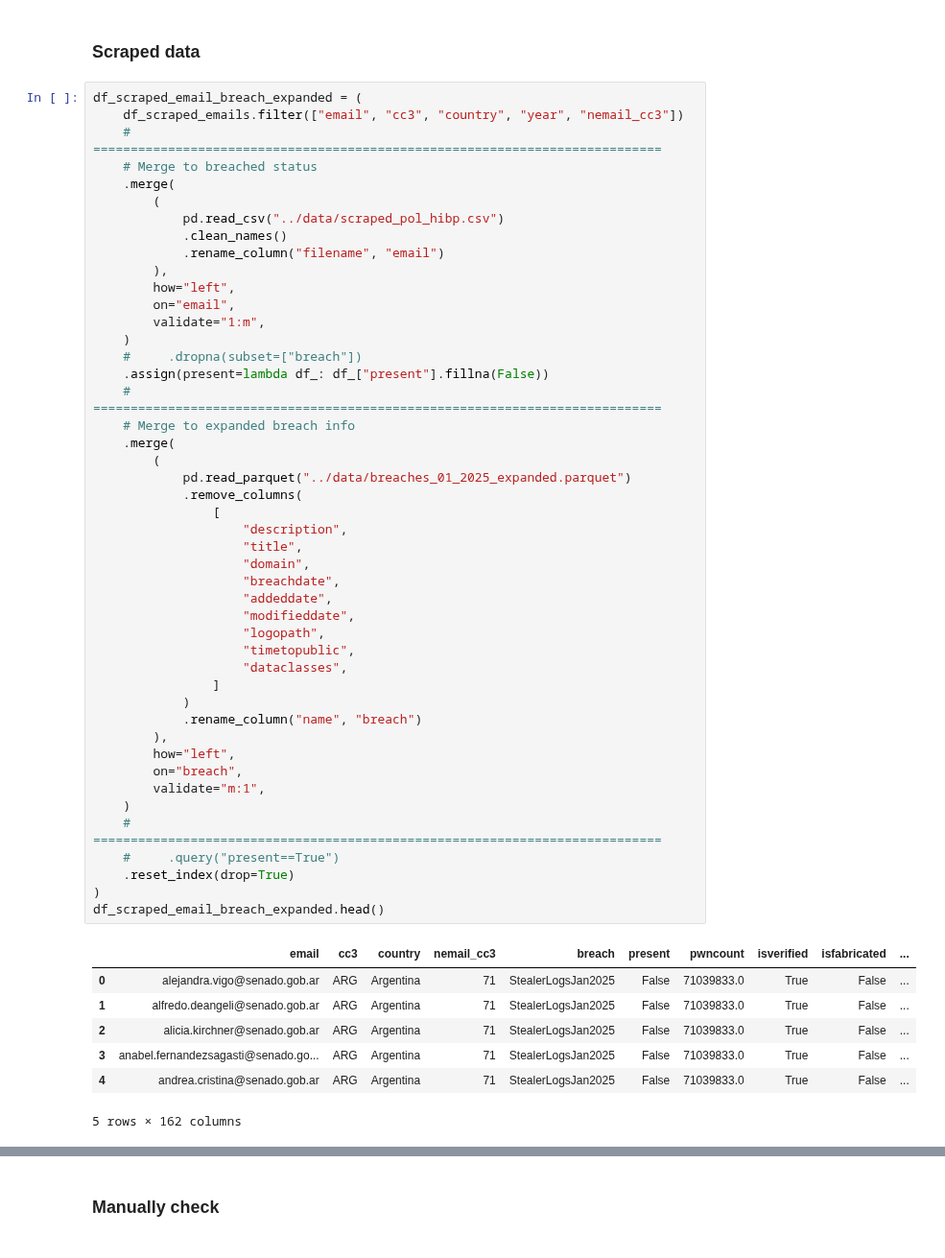
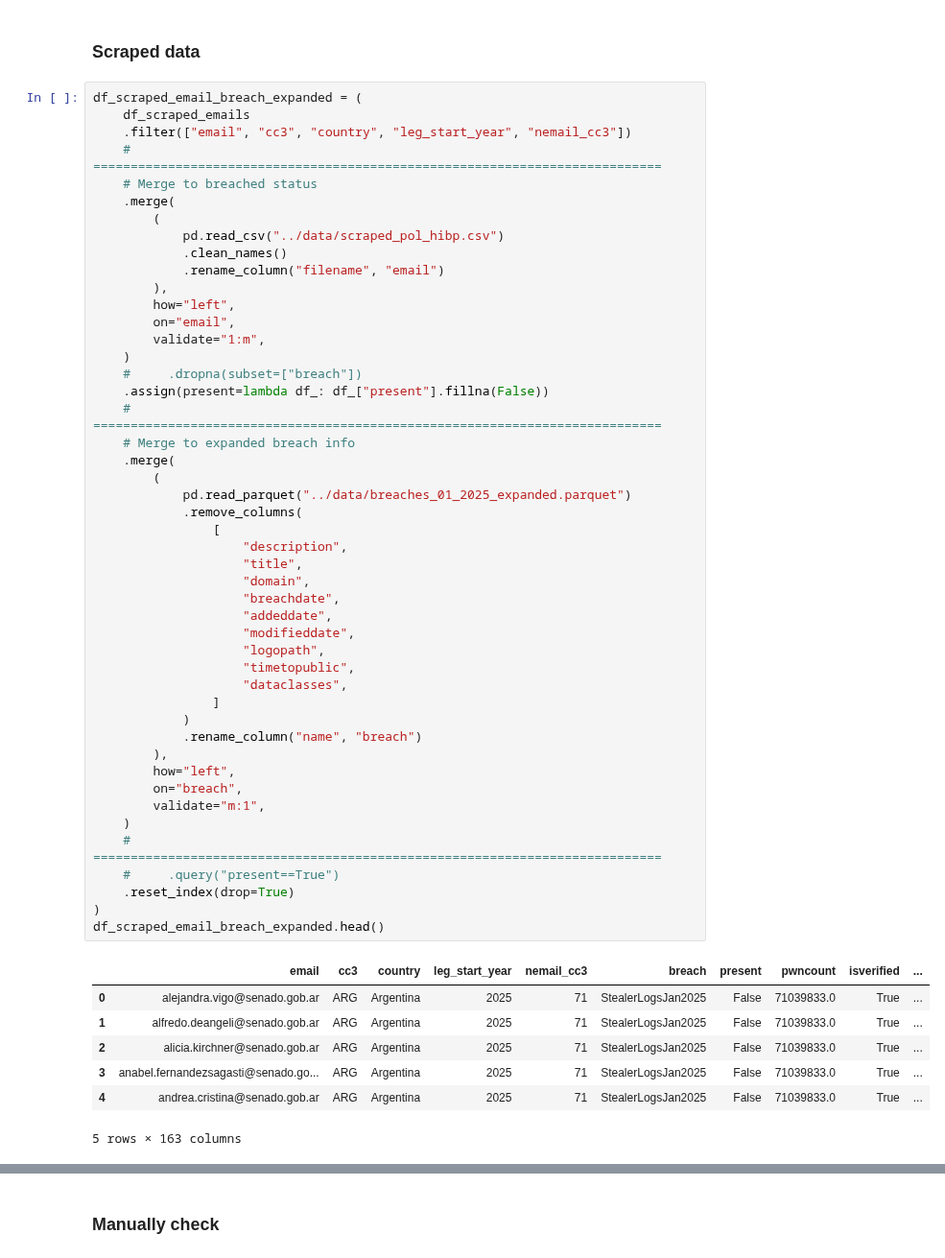
Before and after one commit to themains/pwned_pols, a Jupyter notebook: scripts/06_everypol_summ.ipynb, the cells around one changed output, grey strips where cells are left out. Shown at 96% size. Drawn from its saved outputs; the diff is of its cells as text.

```diff
--- a/scripts/06_everypol_summ.ipynb
+++ b/scripts/06_everypol_summ.ipynb
@@ -571,7 +571,8 @@ df_ep_email_breach_expanded.head(3)
 ### Scraped data
 # %%
 df_scraped_email_breach_expanded = (
-    df_scraped_emails.filter(["email", "cc3", "country", "year", "nemail_cc3"])
+    df_scraped_emails
+    .filter(["email", "cc3", "country", "leg_start_year", "nemail_cc3"])
     # ============================================================================
     # Merge to breached status
     .merge(
@@ -589,37 +590,37 @@ df_scraped_email_breach_expanded = (
     # ============================================================================
     # Merge to expanded breach info
     .merge(
         (
             pd.read_parquet("../data/breaches_01_2025_expanded.parquet")
             .remove_columns(
                 [
                     "description",
                     "title",
                     "domain",
                     "breachdate",
                     "addeddate",
                     "modifieddate",
                     "logopath",
                     "timetopublic",
                     "dataclasses",
                 ]
             )
             .rename_column("name", "breach")
         ),
         how="left",
         on="breach",
         validate="m:1",
     )
     # ============================================================================
     #     .query("present==True")
     .reset_index(drop=True)
 )
 df_scraped_email_breach_expanded.head()
 # %% [output]
-|  | email | cc3 | country | nemail_cc3 | breach | present | pwncount | isverified | isfabricated | ... |
-| 0 | alejandra.vigo@senado.gob.ar | ARG | Argentina | 71 | StealerLogsJan2025 | False | 71039833.0 | True | False | ... |
-| 1 | alfredo.deangeli@senado.gob.ar | ARG | Argentina | 71 | StealerLogsJan2025 | False | 71039833.0 | True | False | ... |
-| 2 | alicia.kirchner@senado.gob.ar | ARG | Argentina | 71 | StealerLogsJan2025 | False | 71039833.0 | True | False | ... |
-| 3 | anabel.fernandezsagasti@senado.go... | ARG | Argentina | 71 | StealerLogsJan2025 | False | 71039833.0 | True | False | ... |
-| 4 | andrea.cristina@senado.gob.ar | ARG | Argentina | 71 | StealerLogsJan2025 | False | 71039833.0 | True | False | ... |
+|  | email | cc3 | country | leg_start_year | nemail_cc3 | breach | present | pwncount | isverified | ... |
+| 0 | alejandra.vigo@senado.gob.ar | ARG | Argentina | 2025 | 71 | StealerLogsJan2025 | False | 71039833.0 | True | ... |
+| 1 | alfredo.deangeli@senado.gob.ar | ARG | Argentina | 2025 | 71 | StealerLogsJan2025 | False | 71039833.0 | True | ... |
+| 2 | alicia.kirchner@senado.gob.ar | ARG | Argentina | 2025 | 71 | StealerLogsJan2025 | False | 71039833.0 | True | ... |
+| 3 | anabel.fernandezsagasti@senado.go... | ARG | Argentina | 2025 | 71 | StealerLogsJan2025 | False | 71039833.0 | True | ... |
+| 4 | andrea.cristina@senado.gob.ar | ARG | Argentina | 2025 | 71 | StealerLogsJan2025 | False | 71039833.0 | True | ... |
-5 rows × 162 columns
+5 rows × 163 columns
```
Also changed, not shown: parts of 49 cells of this notebook, 11 other files.
